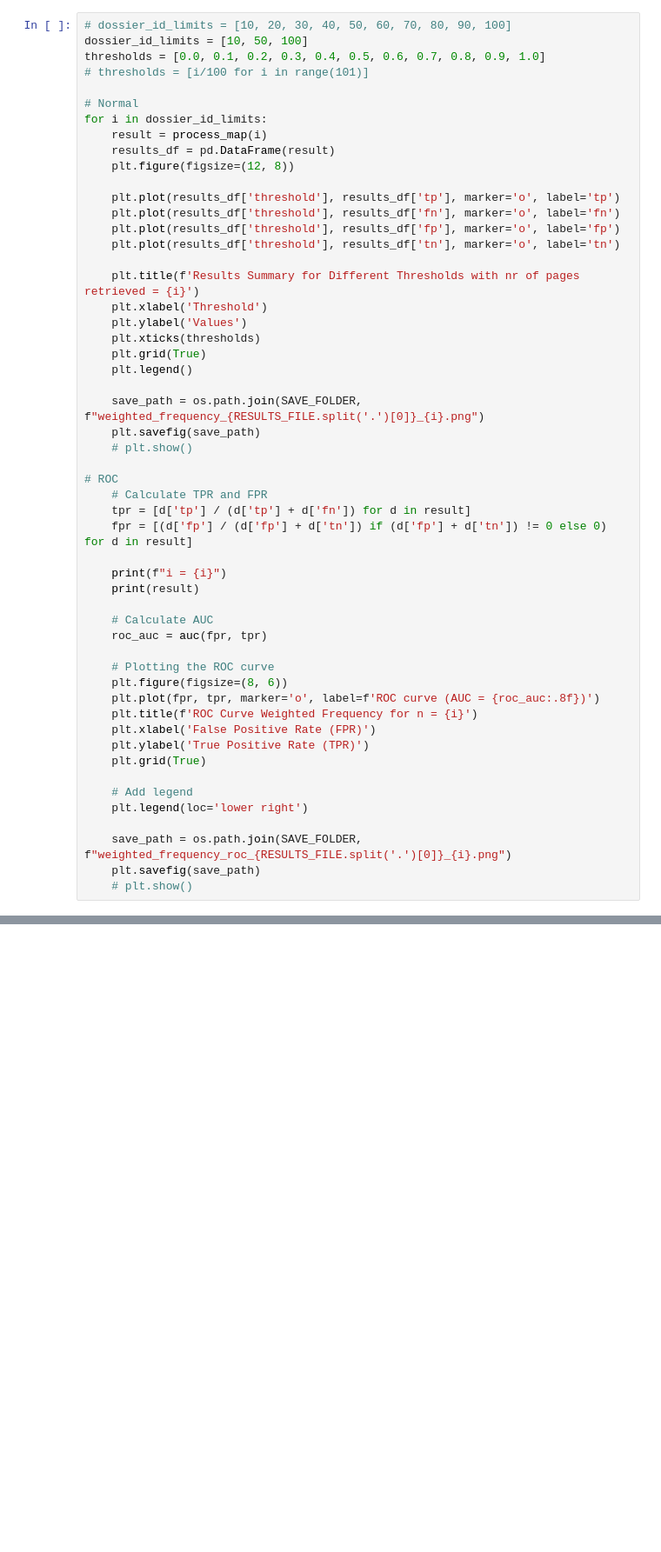
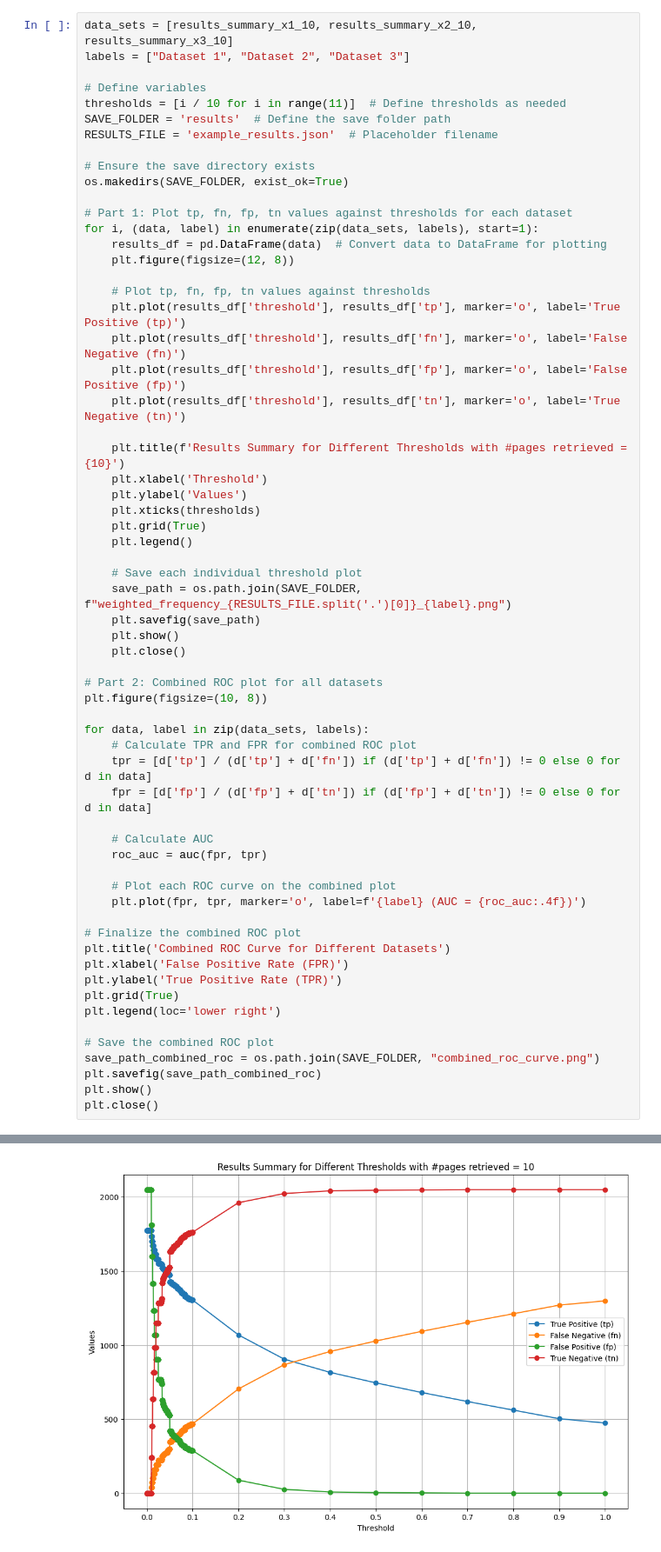
Before and after one commit to SSC-ICT-Innovatie/LearningLion-WOO, a Jupyter notebook: src/relevance_dossier_MAP.ipynb, the cells around one changed output, grey strips where cells are left out. Shown at 87% size. Drawn from its saved outputs; the diff is of its cells as text; blank space fills up the shorter version.

```diff
--- a/src/relevance_dossier_MAP.ipynb
+++ b/src/relevance_dossier_MAP.ipynb
@@ -97,54 +199,63 @@ def process_map(n):
 # %%
-# dossier_id_limits = [10, 20, 30, 40, 50, 60, 70, 80, 90, 100]
-dossier_id_limits = [10, 50, 100]
-thresholds = [0.0, 0.1, 0.2, 0.3, 0.4, 0.5, 0.6, 0.7, 0.8, 0.9, 1.0]
-# thresholds = [i/100 for i in range(101)]
+data_sets = [results_summary_x1_10, results_summary_x2_10, results_summary_x3_10]
+labels = ["Dataset 1", "Dataset 2", "Dataset 3"]
 
-# Normal
-for i in dossier_id_limits:
-    result = process_map(i)
-    results_df = pd.DataFrame(result)
+# Define variables
+thresholds = [i / 10 for i in range(11)]  # Define thresholds as needed
+SAVE_FOLDER = 'results'  # Define the save folder path
+RESULTS_FILE = 'example_results.json'  # Placeholder filename
+
+# Ensure the save directory exists
+os.makedirs(SAVE_FOLDER, exist_ok=True)
+
+# Part 1: Plot tp, fn, fp, tn values against thresholds for each dataset
+for i, (data, label) in enumerate(zip(data_sets, labels), start=1):
+    results_df = pd.DataFrame(data)  # Convert data to DataFrame for plotting
     plt.figure(figsize=(12, 8))
 
-    plt.plot(results_df['threshold'], results_df['tp'], marker='o', label='tp')
-    plt.plot(results_df['threshold'], results_df['fn'], marker='o', label='fn')
-    plt.plot(results_df['threshold'], results_df['fp'], marker='o', label='fp')
-    plt.plot(results_df['threshold'], results_df['tn'], marker='o', label='tn')
+    # Plot tp, fn, fp, tn values against thresholds
+    plt.plot(results_df['threshold'], results_df['tp'], marker='o', label='True Positive (tp)')
+    plt.plot(results_df['threshold'], results_df['fn'], marker='o', label='False Negative (fn)')
+    plt.plot(results_df['threshold'], results_df['fp'], marker='o', label='False Positive (fp)')
+    plt.plot(results_df['threshold'], results_df['tn'], marker='o', label='True Negative (tn)')
 
-    plt.title(f'Results Summary for Different Thresholds with nr of pages retrieved = {i}')
+    plt.title(f'Results Summary for Different Thresholds with #pages retrieved = {10}')
     plt.xlabel('Threshold')
     plt.ylabel('Values')
     plt.xticks(thresholds)
     plt.grid(True)
     plt.legend()
 
-    save_path = os.path.join(SAVE_FOLDER, f"weighted_frequency_{RESULTS_FILE.split('.')[0]}_{i}.png")
+    # Save each individual threshold plot
+    save_path = os.path.join(SAVE_FOLDER, f"weighted_frequency_{RESULTS_FILE.split('.')[0]}_{label}.png")
     plt.savefig(save_path)
-    # plt.show()
+    plt.show()
+    plt.close()
 
-# ROC
-    # Calculate TPR and FPR
-    tpr = [d['tp'] / (d['tp'] + d['fn']) for d in result]
-    fpr = [(d['fp'] / (d['fp'] + d['tn']) if (d['fp'] + d['tn']) != 0 else 0) for d in result]
+# Part 2: Combined ROC plot for all datasets
+plt.figure(figsize=(10, 8))
 
-    print(f"i = {i}")
-    print(result)
+for data, label in zip(data_sets, labels):
+    # Calculate TPR and FPR for combined ROC plot
+    tpr = [d['tp'] / (d['tp'] + d['fn']) if (d['tp'] + d['fn']) != 0 else 0 for d in data]
+    fpr = [d['fp'] / (d['fp'] + d['tn']) if (d['fp'] + d['tn']) != 0 else 0 for d in data]
 
     # Calculate AUC
     roc_auc = auc(fpr, tpr)
 
-    # Plotting the ROC curve
-    plt.figure(figsize=(8, 6))
-    plt.plot(fpr, tpr, marker='o', label=f'ROC curve (AUC = {roc_auc:.8f})')
-    plt.title(f'ROC Curve Weighted Frequency for n = {i}')
-    plt.xlabel('False Positive Rate (FPR)')
-    plt.ylabel('True Positive Rate (TPR)')
-    plt.grid(True)
+    # Plot each ROC curve on the combined plot
+    plt.plot(fpr, tpr, marker='o', label=f'{label} (AUC = {roc_auc:.4f})')
 
-    # Add legend
-    plt.legend(loc='lower right')
+# Finalize the combined ROC plot
+plt.title('Combined ROC Curve for Different Datasets')
+plt.xlabel('False Positive Rate (FPR)')
+plt.ylabel('True Positive Rate (TPR)')
+plt.grid(True)
+plt.legend(loc='lower right')
 
-    save_path = os.path.join(SAVE_FOLDER, f"weighted_frequency_roc_{RESULTS_FILE.split('.')[0]}_{i}.png")
-    plt.savefig(save_path)
-    # plt.show()
+# Save the combined ROC plot
+save_path_combined_roc = os.path.join(SAVE_FOLDER, "combined_roc_curve.png")
+plt.savefig(save_path_combined_roc)
+plt.show()
+plt.close()
 # %% [output]
@@ -151,0 +262 @@ KeyboardInterrupt:
+[figure, added]
```
Also changed, not shown: parts of 6 cells of this notebook, 3 other files.
